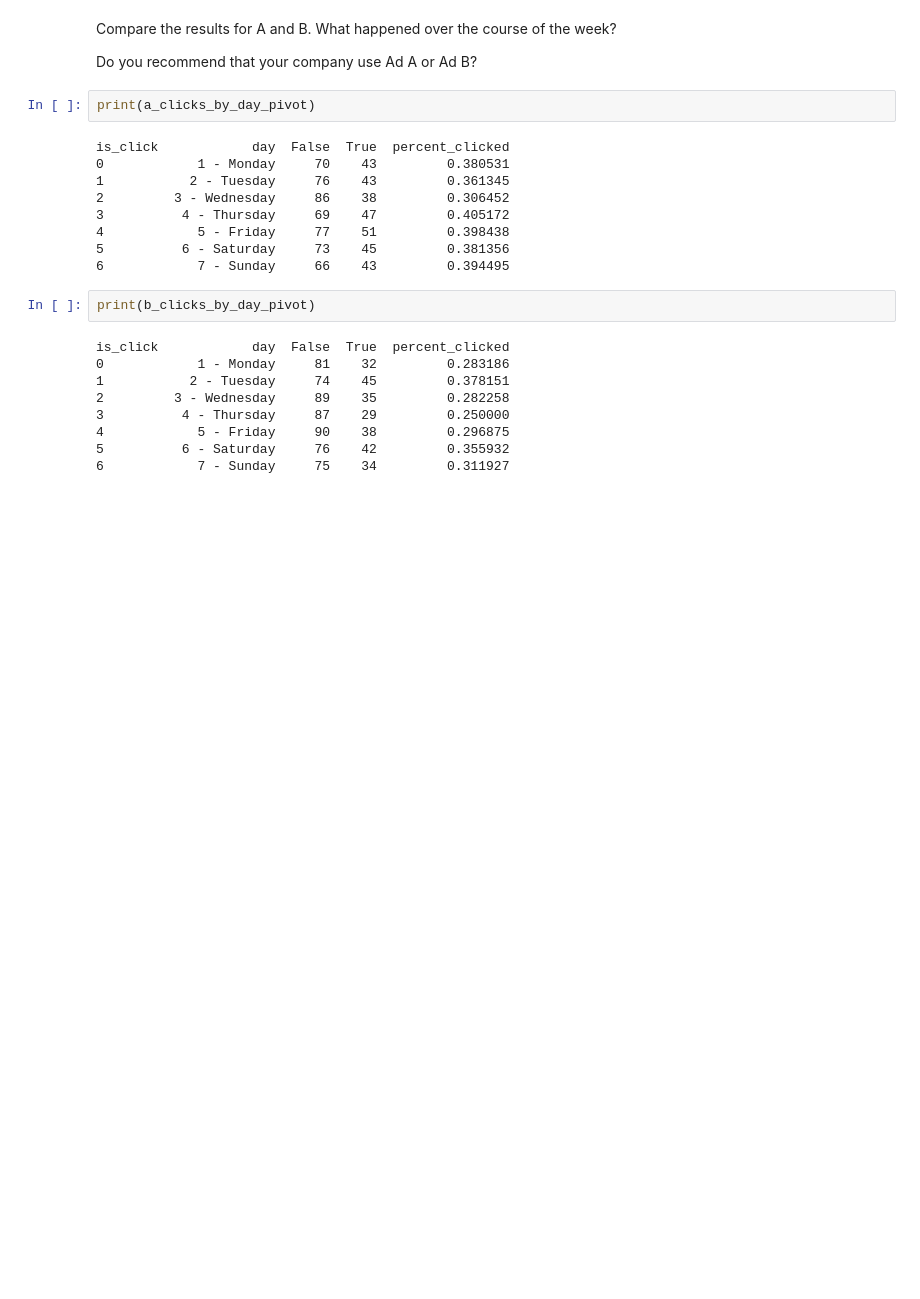
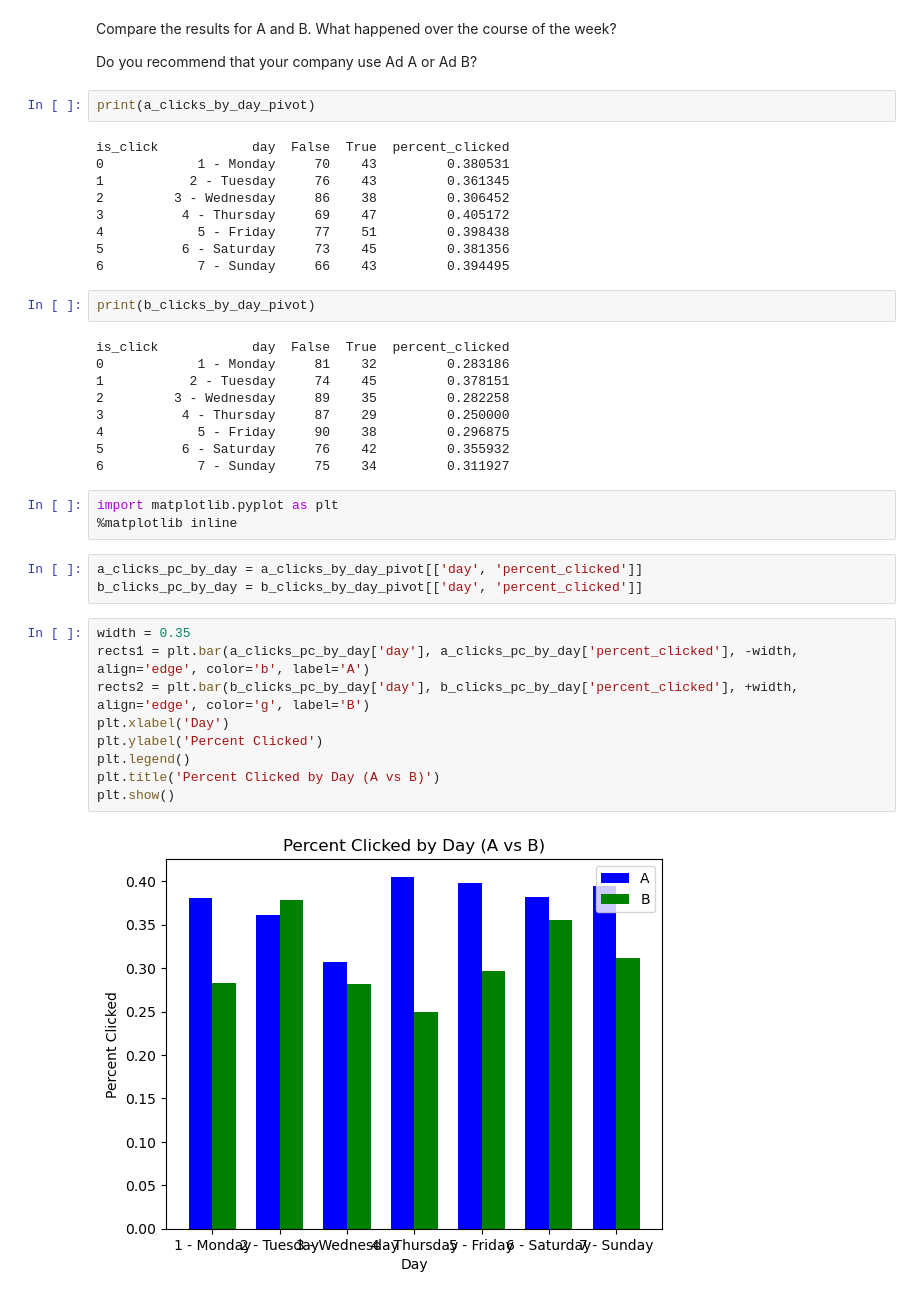
Before and after one commit to danielhardej/codecademy, a Jupyter notebook: Analyze-Financial-Data-With-Python/3-Intro-to-Pandas/ShoeFly-AB-testing-project.ipynb, the cells around one changed output. Cells and saved outputs as stored; diff of their text form; blank space fills up the shorter version.

Commit message:
Update ShoeFly-AB-testing-project.ipynb
Add an extra section to create a bar chart to compare % of people who clicked in group A vs. group B for each day of the week.

```diff
--- a/Analyze-Financial-Data-With-Python/3-Intro-to-Pandas/ShoeFly-AB-testing-project.ipynb
+++ b/Analyze-Financial-Data-With-Python/3-Intro-to-Pandas/ShoeFly-AB-testing-project.ipynb
@@ -192,3 +196,20 @@ is_click            day  False  True  percent_clicked
 4            5 - Friday     90    38         0.296875
 5          6 - Saturday     76    42         0.355932
 6            7 - Sunday     75    34         0.311927
+# %%
+import matplotlib.pyplot as plt
+%matplotlib inline
+# %%
+a_clicks_pc_by_day = a_clicks_by_day_pivot[['day', 'percent_clicked']]
+b_clicks_pc_by_day = b_clicks_by_day_pivot[['day', 'percent_clicked']]
+# %%
+width = 0.35
+rects1 = plt.bar(a_clicks_pc_by_day['day'], a_clicks_pc_by_day['percent_clicked'], -width, align='edge', color='b', label='A')
+rects2 = plt.bar(b_clicks_pc_by_day['day'], b_clicks_pc_by_day['percent_clicked'], +width, align='edge', color='g', label='B')
+plt.xlabel('Day')
+plt.ylabel('Percent Clicked')
+plt.legend()
+plt.title('Percent Clicked by Day (A vs B)')
+plt.show()
+# %% [output]
+[figure, added]
```
Also changed, not shown: parts of 1 cell of this notebook.
